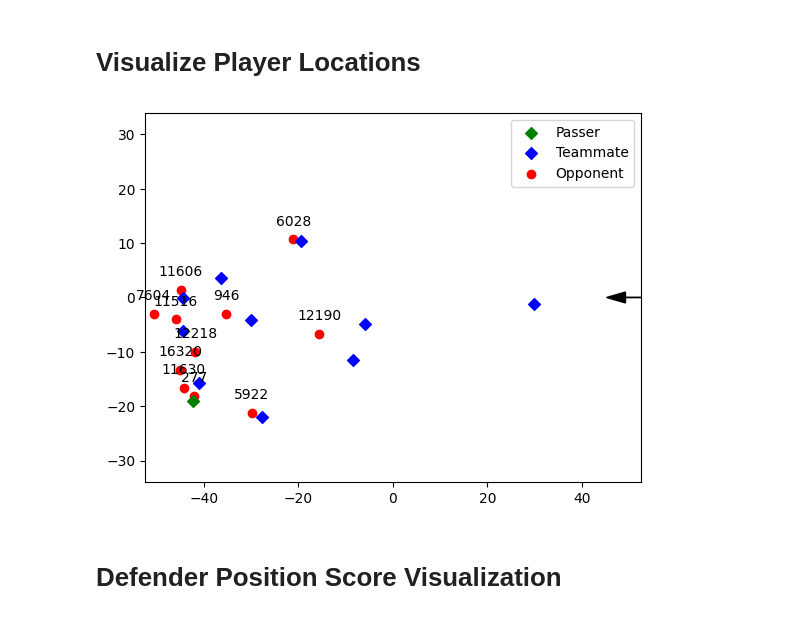
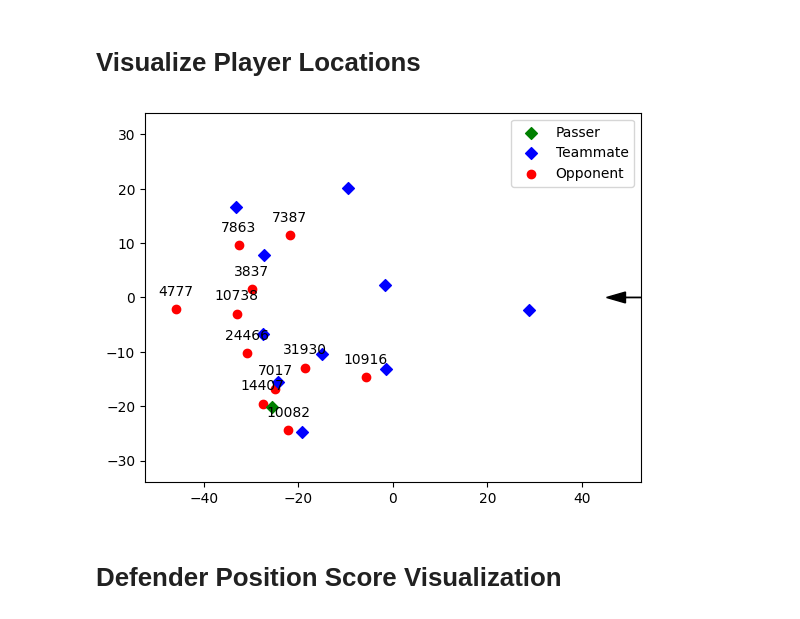
Before and after one commit to ariskoutris/defensive-passing-networks, a Jupyter notebook: src/notebooks/opt_function.ipynb, the cells around one changed output. Saved outputs shown, nothing was run; the diff lists cells and outputs as text; code cells hidden in the pictures.

```diff
--- a/src/notebooks/opt_function.ipynb
+++ b/src/notebooks/opt_function.ipynb
@@ -285,10 +285,10 @@ passes_df = passes_df[~passes_df['frame'].isin(negative_frames)]
 # Visualize Player Locations
 # %%
 #frame_id = np.random.choice(passes_df['frame'].unique())
-frame_id = 10664
+frame_id = 31945
 plot_frame(passes_df, frame_id)
 # %% [output]
-[figure, old version]
+[figure, new version]
 # %% [markdown]
 # Defender Position Score Visualization
 # %%
```
Also changed, not shown: parts of 11 cells of this notebook.
